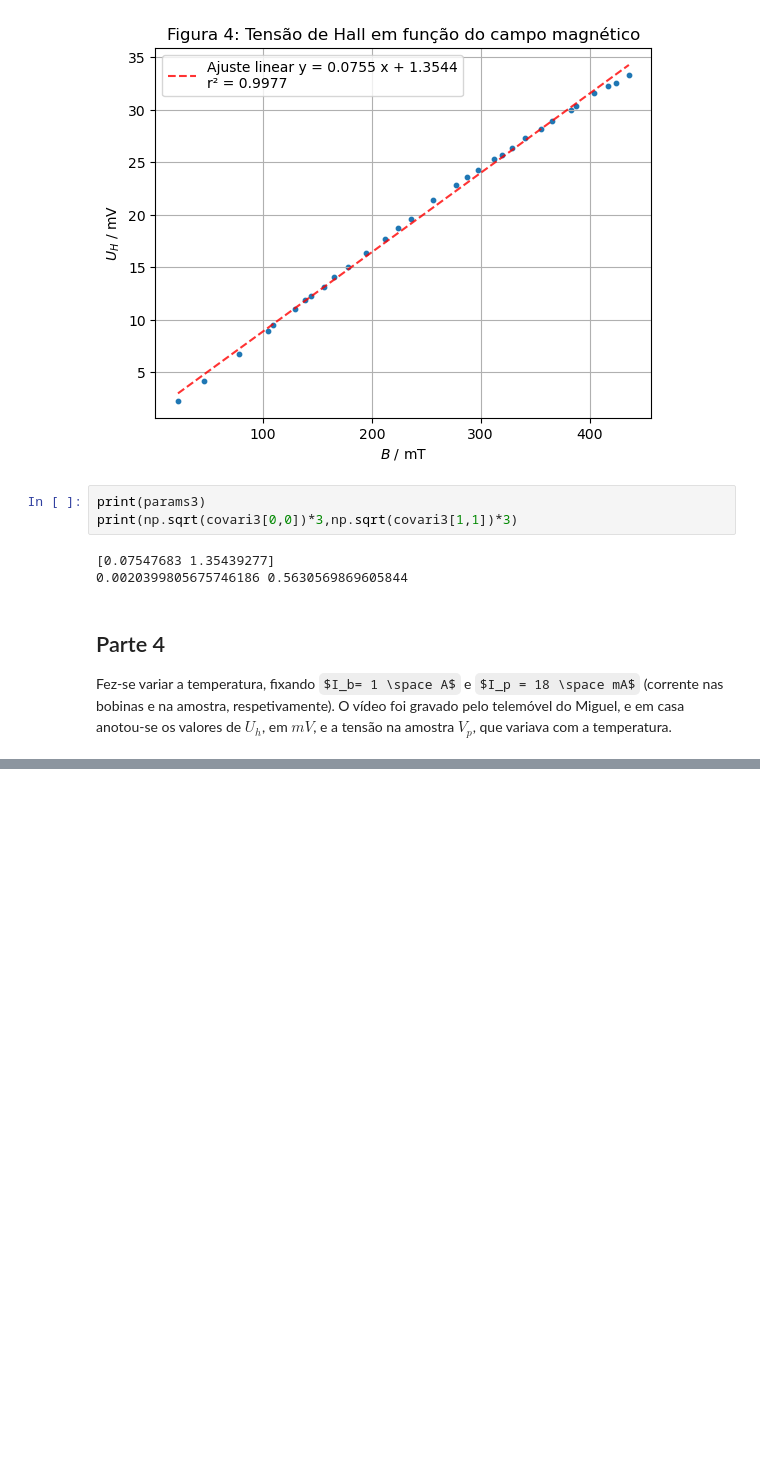
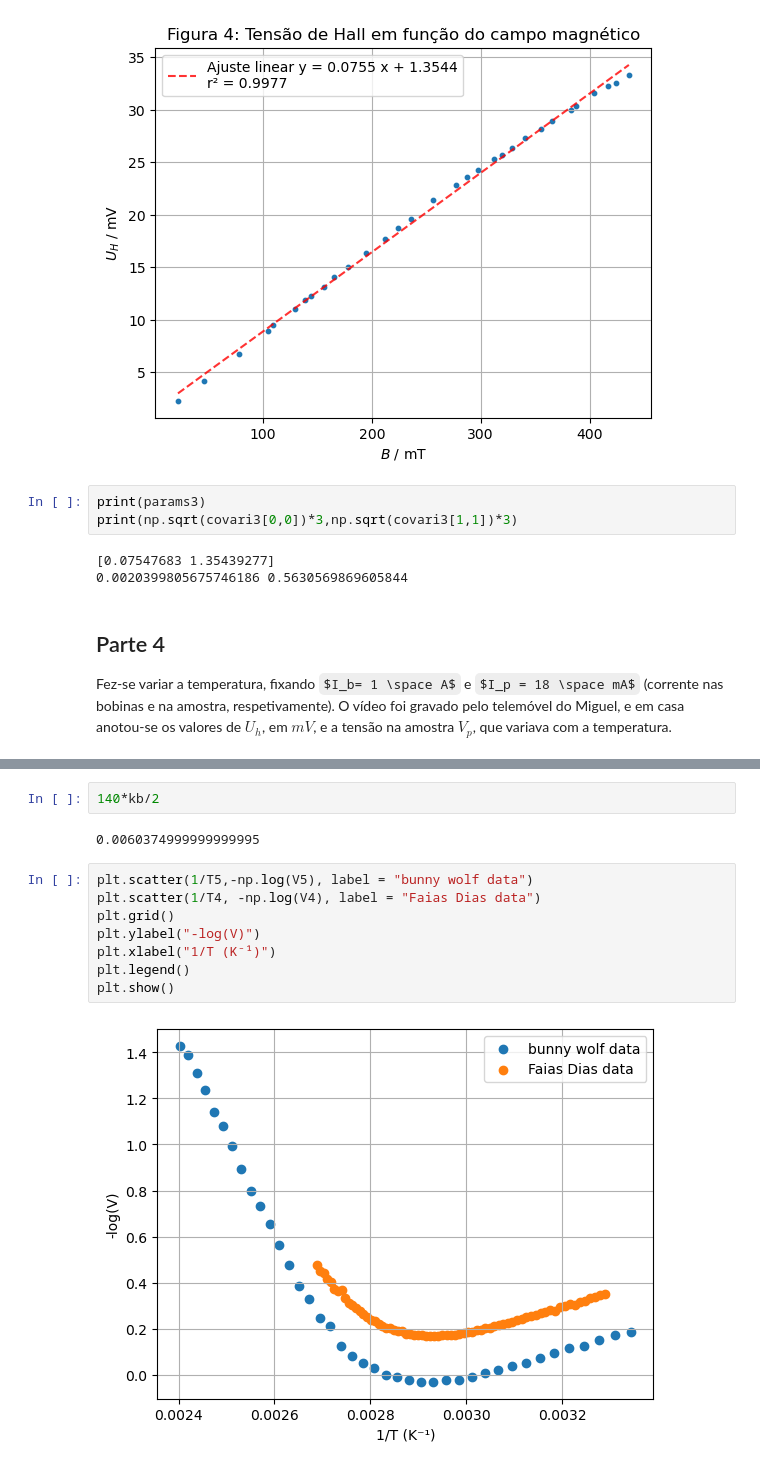
Before and after one commit to MRDias12/LabsIII, a Jupyter notebook: PLs/PL4/PL4Miguel.ipynb, the cells around one changed output, grey strips where cells are left out. Cells and saved outputs as stored; diff of their text form; some formulas as TeX source; blank space fills up the shorter version.

```diff
--- a/PLs/PL4/PL4Miguel.ipynb
+++ b/PLs/PL4/PL4Miguel.ipynb
@@ -210,0 +224,14 @@ plt.show()
+# %%
+140*kb/2
+# %% [output]
+0.0060374999999999995
+# %%
+plt.scatter(1/T5,-np.log(V5), label = "bunny wolf data")
+plt.scatter(1/T4, -np.log(V4), label = "Faias Dias data")
+plt.grid()
+plt.ylabel("-log(V)")
+plt.xlabel("1/T (K⁻¹)")
+plt.legend()
+plt.show()
+# %% [output]
+[figure, added]
```
Also changed, not shown: parts of 6 cells of this notebook, 1 other file.
